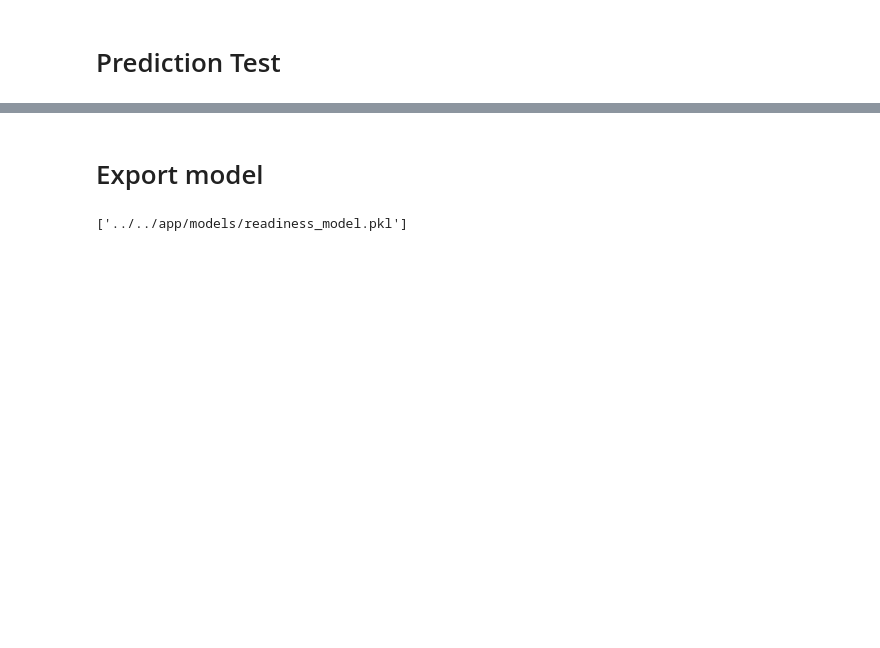
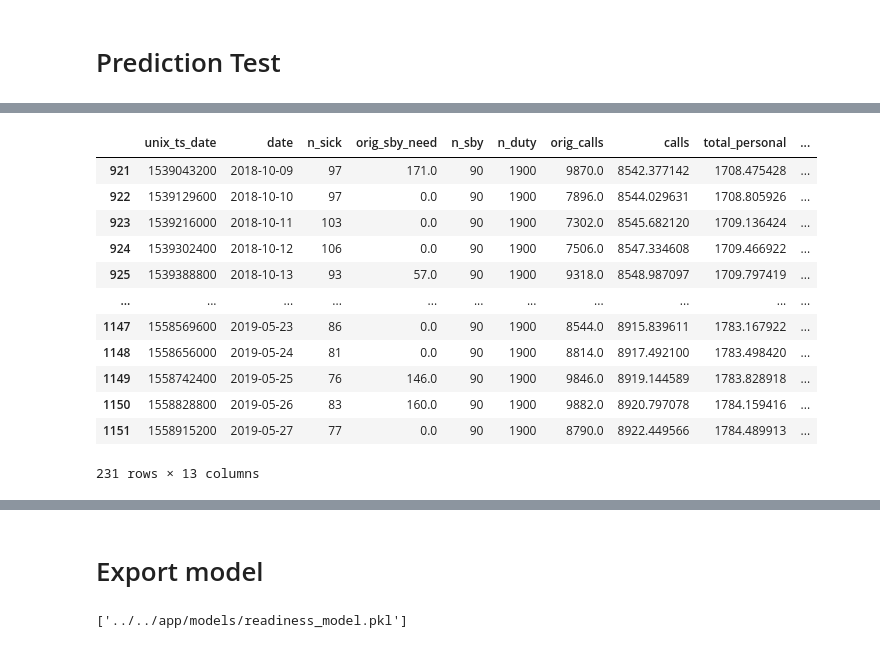
Before and after one commit to jasper-bk/Fallstudie_Model_Engineering_SoSe2024, a Jupyter notebook: notebooks/modeling/modeling.ipynb, the cells around one changed output, grey strips where cells are left out. Cells and saved outputs as stored; diff of their text form; code cells hidden in the pictures; blank space fills up the shorter version.

```diff
--- a/notebooks/modeling/modeling.ipynb
+++ b/notebooks/modeling/modeling.ipynb
@@ -261,0 +475,3 @@ RandomForestRegressor(max_depth=20, n_estimators=200, random_state=42)
+# %%
+validation_df[target_column] = best_model.predict(validation_df[top_features])
+display(validation_df)
@@ -261,0 +494,5 @@ RandomForestRegressor(max_depth=20, n_estimators=200, random_state=42)
+# %%
+validation_df = validation_df.rename(columns={"sby_need" : "orig_sby_need"})
+# %%
+validation_df["total_personal"] = validation_df.apply(lambda row: (row.calls / 5), axis=1)
+validation_df["total_personal_based_on_orig_calls"] = validation_df.apply(lambda row: (row.orig_calls / 5), axis=1)
@@ -261,0 +511,21 @@ RandomForestRegressor(max_depth=20, n_estimators=200, random_state=42)
+# %%
+validation_df["sby_need_new"] = validation_df.apply(lambda row: row.total_personal - row.n_duty + row.n_sby , axis=1)
+validation_df["sby_need_based_on_orig_calls"] = validation_df.apply(lambda row: row.total_personal_based_on_orig_calls - row.n_duty + row.n_sby, axis=1)
+
+validation_df["sby_need_diff"] = validation_df.apply(lambda row:  row.sby_need_new - row.orig_sby_need, axis=1)
+# %%
+display(validation_df)
+# %% [output]
+|  | unix_ts_date | date | n_sick | orig_sby_need | n_sby | n_duty | orig_calls | calls | total_personal | ... |
+| 921 | 1539043200 | 2018-10-09 | 97 | 171.0 | 90 | 1900 | 9870.0 | 8542.377142 | 1708.475428 | ... |
+| 922 | 1539129600 | 2018-10-10 | 97 | 0.0 | 90 | 1900 | 7896.0 | 8544.029631 | 1708.805926 | ... |
+| 923 | 1539216000 | 2018-10-11 | 103 | 0.0 | 90 | 1900 | 7302.0 | 8545.682120 | 1709.136424 | ... |
+| 924 | 1539302400 | 2018-10-12 | 106 | 0.0 | 90 | 1900 | 7506.0 | 8547.334608 | 1709.466922 | ... |
+| 925 | 1539388800 | 2018-10-13 | 93 | 57.0 | 90 | 1900 | 9318.0 | 8548.987097 | 1709.797419 | ... |
+| ... | ... | ... | ... | ... | ... | ... | ... | ... | ... | ... |
+| 1147 | 1558569600 | 2019-05-23 | 86 | 0.0 | 90 | 1900 | 8544.0 | 8915.839611 | 1783.167922 | ... |
+| 1148 | 1558656000 | 2019-05-24 | 81 | 0.0 | 90 | 1900 | 8814.0 | 8917.492100 | 1783.498420 | ... |
+| 1149 | 1558742400 | 2019-05-25 | 76 | 146.0 | 90 | 1900 | 9846.0 | 8919.144589 | 1783.828918 | ... |
+| 1150 | 1558828800 | 2019-05-26 | 83 | 160.0 | 90 | 1900 | 9882.0 | 8920.797078 | 1784.159416 | ... |
+| 1151 | 1558915200 | 2019-05-27 | 77 | 0.0 | 90 | 1900 | 8790.0 | 8922.449566 | 1784.489913 | ... |
+231 rows × 13 columns
```
Also changed, not shown: parts of 25 cells of this notebook, 6 other files.
